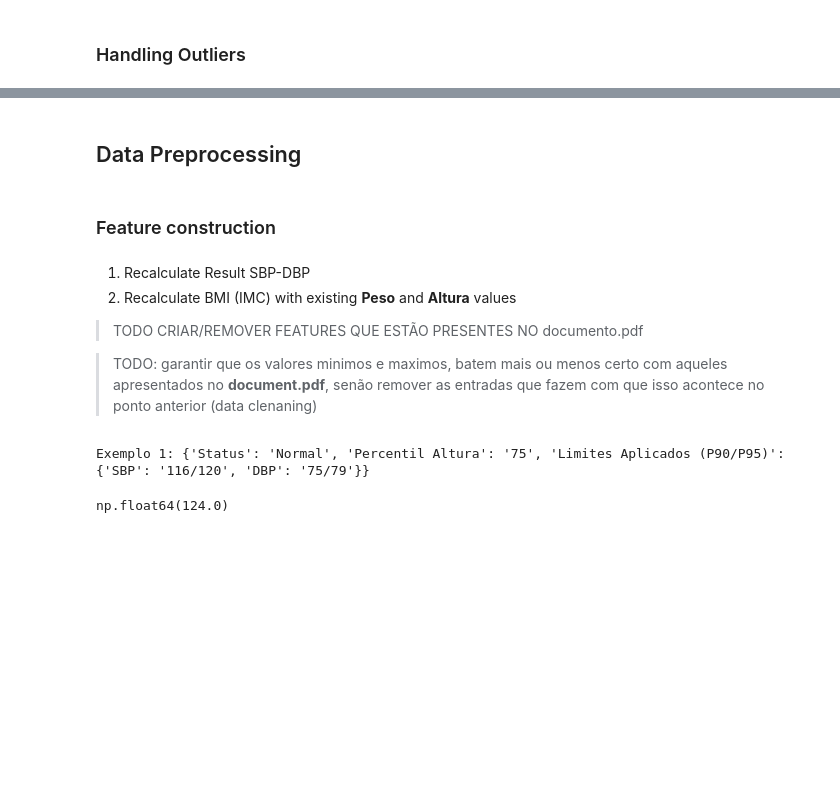
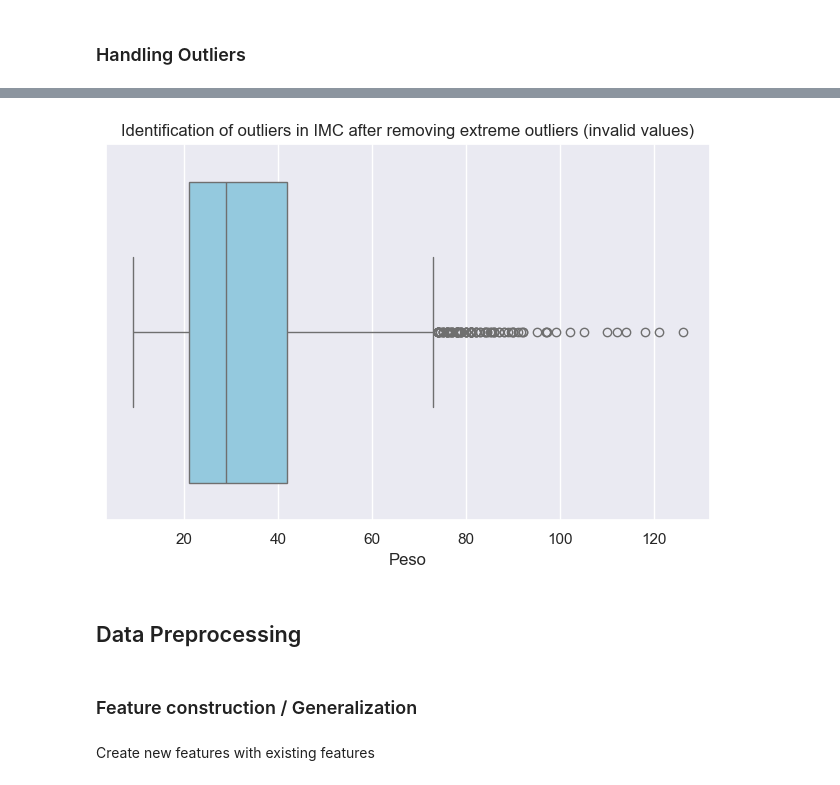
Before and after one commit to RS181/Data-Mining-I, a Jupyter notebook: Assignment/3-data_cleaning_and_preprocessing.ipynb, the cells around one changed output, grey strips where cells are left out. Drawn from its saved outputs; the diff is of its cells as text; code cells hidden in the pictures; blank space fills up the shorter version.

```diff
--- a/Assignment/3-data_cleaning_and_preprocessing.ipynb
+++ b/Assignment/3-data_cleaning_and_preprocessing.ipynb
@@ -628,16 +667,18 @@ plt.show()
+# %%
+sns.boxplot(x=data['Peso'],color='skyblue')
+plt.title('Identification of outliers in IMC after removing extreme outliers (invalid values)')
+plt.tight_layout()
+plt.show()
+# %% [output]
+[figure, added]
 # %% [markdown]
 ## Data Preprocessing
 # %% [markdown]
-### Feature construction
+### Feature construction / Generalization
 # %% [markdown]
-1) Recalculate Result SBP-DBP
-2) Recalculate BMI (IMC) with existing **Peso** and **Altura** values
-
-> TODO CRIAR/REMOVER FEATURES QUE ESTÃO PRESENTES NO documento.pdf
-
-> TODO: garantir  que os valores minimos e maximos, batem mais ou menos certo com aqueles apresentados no **document.pdf**, senão remover as entradas que fazem com que isso acontece no ponto anterior (data clenaning)
+Create new features with existing features
 # %%
-# Recalcular os valores SBP DBP
+# Recalcular Result SBP
 import json
 with open('Assignment/Data-structures/height_percentiles.json', 'r') as file:
     height_data = json.load(file)
@@ -688,17 +729,24 @@ def classify_pediatric_bp(sex, age, height_cm, sbp, dbp):
             "DBP": f"{thresholds['DBP']['p90']}/{thresholds['DBP']['p95']}"
         }
     }
-
-print("Exemplo 1:", classify_pediatric_bp("female", 10, 139, 110, 70))
+# print("Exemplo 1:", classify_pediatric_bp("female", 10, 139, 110, 70)['Status'])
 
 
 for index, row in data.iterrows():
-    break
-    # Todo (Nota para os valores acima de 19, posso usara aquela tabela antiga que tinha)
-    # TODO testar coisas acima
+    sexo = 'female' if row['Sexo'] == 'Feminino' else 'male'
+    idade = int(row['Idade'])
+    altura_cm = row['Altura']
+    sbp = int(row['SBP'])
+    dbp = int(row['DBP'])
+    if idade <= 17:
+        status_final = classify_pediatric_bp(sexo,idade,altura_cm,sbp,dbp)['Status']
+        data.at[index, 'Result SBP-DBP'] = status_final
+    else:
+        # https://www.ncbi.nlm.nih.gov/books/NBK9633/table/A32/
+        if sbp >= 140 or dbp >= 90:
+            status_final = "Hipertenso"
+        elif sbp >= 120 or dbp >= 80:
+            status_final = "Pre-hipertenso"
+        else:
+            status_final = "Normal"
+        data.at[index, 'Result SBP-DBP'] = status_final
-# %% [output]
-Exemplo 1: {'Status': 'Normal', 'Percentil Altura': '75', 'Limites Aplicados (P90/P95)': {'SBP': '116/120', 'DBP': '75/79'}}
-# %%
-data['FC'].max()
-# %% [output]
-np.float64(124.0)
```
Also changed, not shown: parts of 38 cells of this notebook, 1 other file.
